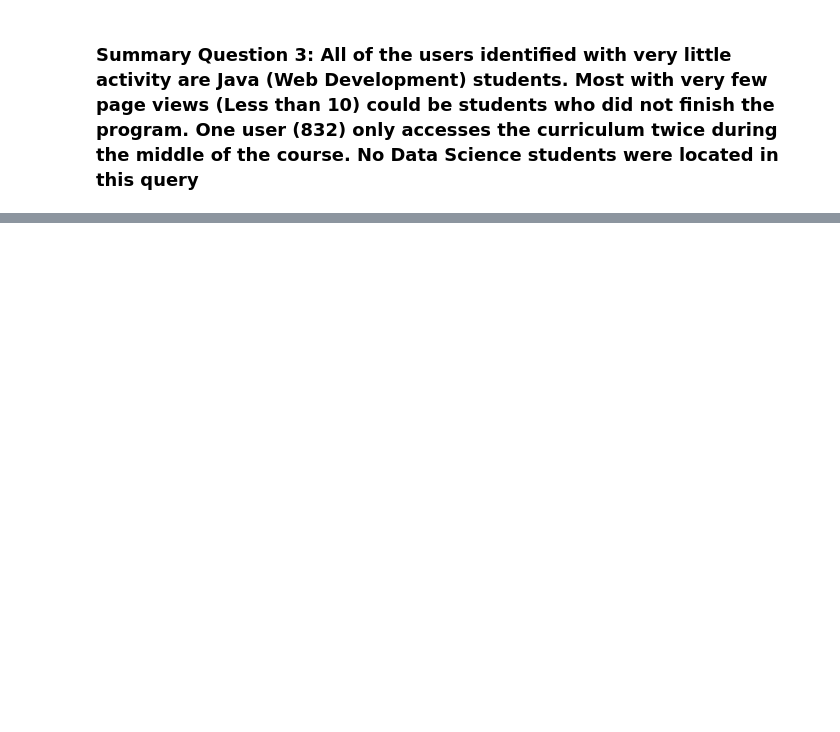
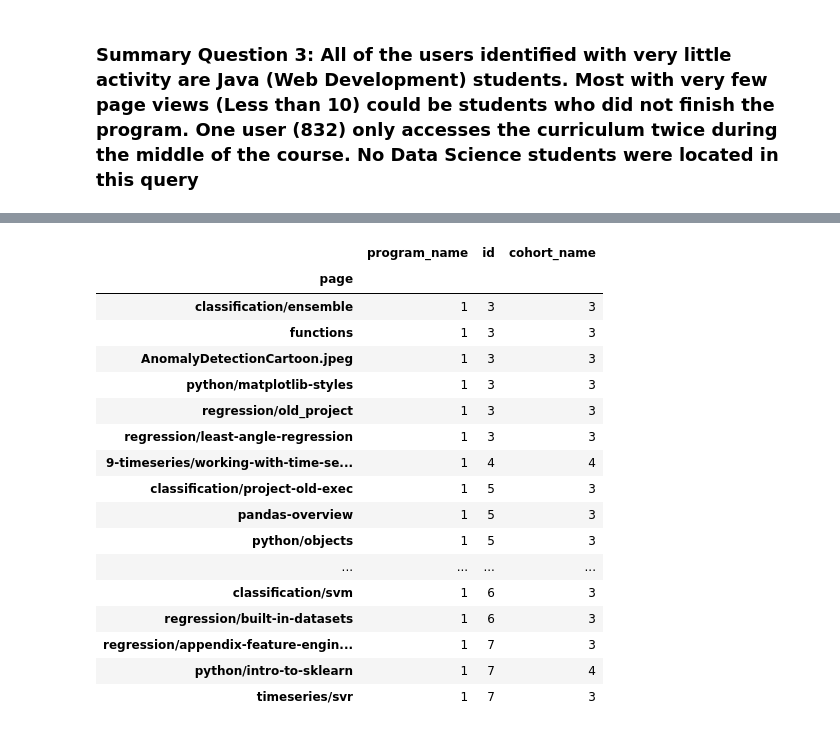
Before and after one commit to codeupdonuts/anomaly-project, a Jupyter notebook: final_project_notebook.ipynb, the cells around one changed output, grey strips where cells are left out. Saved outputs shown, nothing was run; the diff lists cells and outputs as text; code cells hidden in the pictures; blank space fills up the shorter version.

Commit message:
updated final project notebook

```diff
--- a/final_project_notebook.ipynb
+++ b/final_project_notebook.ipynb
@@ -470,0 +567,24 @@ user_56.head(10)
+# %%
+#curriculum pages viewed by data science program students
+
+ds_page_access = df[df['program_name'] == 'data_science'].groupby(['page'])['program_name', 'id', 'cohort_name'].nunique()
+ds_page_access[ds_page_access['cohort_name'] >(.40*df['cohort_name'][df['program_name'] == 'data_science'].nunique())].sort_values(by=['id']).head(20)
+# %% [output]
+|  | program_name | id | cohort_name |
+| page |  |  |  |
+| classification/ensemble | 1 | 3 | 3 |
+| functions | 1 | 3 | 3 |
+| AnomalyDetectionCartoon.jpeg | 1 | 3 | 3 |
+| python/matplotlib-styles | 1 | 3 | 3 |
+| regression/old_project | 1 | 3 | 3 |
+| regression/least-angle-regression | 1 | 3 | 3 |
+| 9-timeseries/working-with-time-se... | 1 | 4 | 4 |
+| classification/project-old-exec | 1 | 5 | 3 |
+| pandas-overview | 1 | 5 | 3 |
+| python/objects | 1 | 5 | 3 |
+| ... | ... | ... | ... |
+| classification/svm | 1 | 6 | 3 |
+| regression/built-in-datasets | 1 | 6 | 3 |
+| regression/appendix-feature-engin... | 1 | 7 | 3 |
+| python/intro-to-sklearn | 1 | 7 | 4 |
+| timeseries/svr | 1 | 7 | 3 |
```
Also changed, not shown: parts of 10 cells of this notebook.
